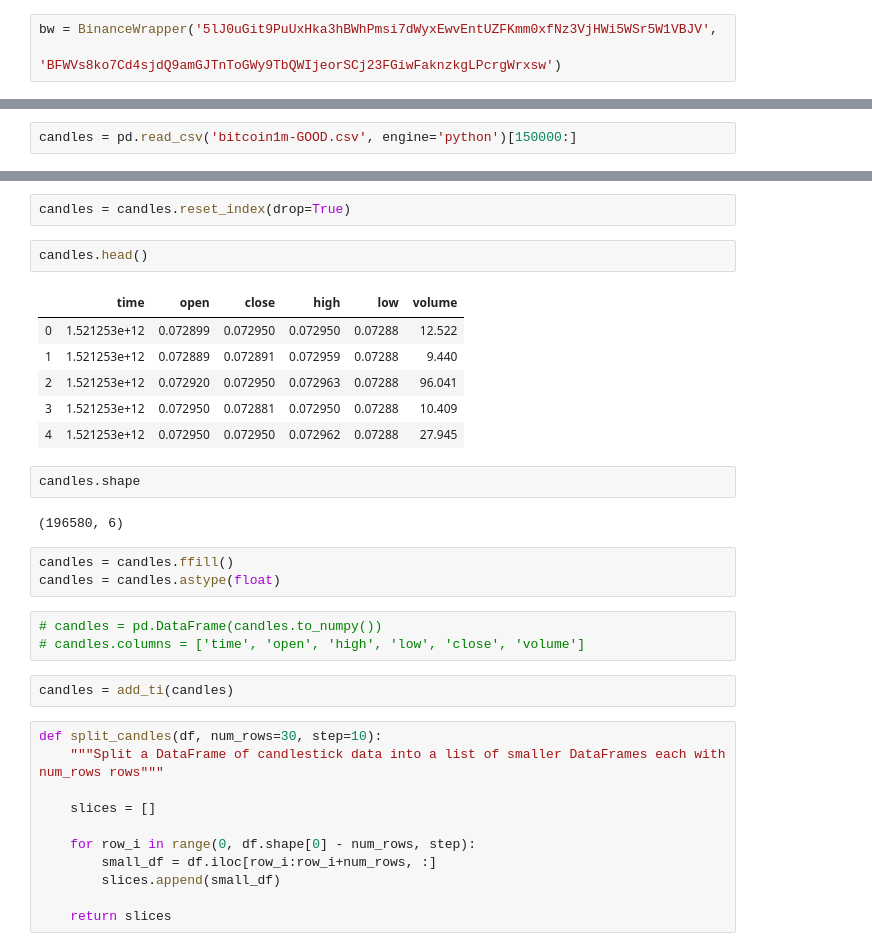
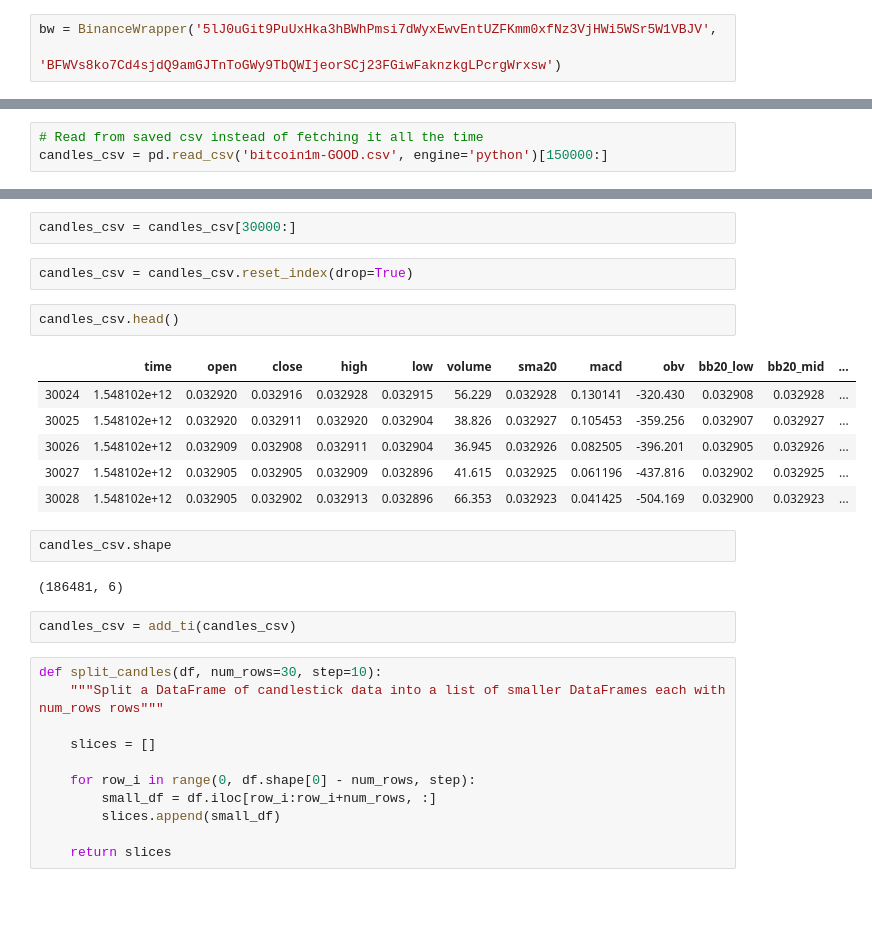
Before and after one commit to Ittiz/FALKOR, a Jupyter notebook: jupyter_train_models.ipynb, the cells around one changed output, grey strips where cells are left out. Saved outputs shown, nothing was run; the diff lists cells and outputs as text; blank space fills up the shorter version.

```diff
--- a/jupyter_train_models.ipynb
+++ b/jupyter_train_models.ipynb
@@ -20,2 +19,3 @@ candles.to_csv('bitcoin1m-GOOD.csv', index=False)
 # %%
-candles = pd.read_csv('bitcoin1m-GOOD.csv', engine='python')[150000:]
+# Read from saved csv instead of fetching it all the time
+candles_csv = pd.read_csv('bitcoin1m-GOOD.csv', engine='python')[150000:]
@@ -29,26 +56,22 @@ candles = candles[30000:]
+# %%
+candles_csv = candles_csv[30000:]
 # %%
-candles = candles.reset_index(drop=True)
+candles_csv = candles_csv.reset_index(drop=True)
 # %%
-candles.head()
+candles_csv.head()
 # %% [output]
-|  | time | open | close | high | low | volume |
-| 0 | 1.521253e+12 | 0.072899 | 0.072950 | 0.072950 | 0.07288 | 12.522 |
-| 1 | 1.521253e+12 | 0.072889 | 0.072891 | 0.072959 | 0.07288 | 9.440 |
-| 2 | 1.521253e+12 | 0.072920 | 0.072950 | 0.072963 | 0.07288 | 96.041 |
-| 3 | 1.521253e+12 | 0.072950 | 0.072881 | 0.072950 | 0.07288 | 10.409 |
-| 4 | 1.521253e+12 | 0.072950 | 0.072950 | 0.072962 | 0.07288 | 27.945 |
+|  | time | open | close | high | low | volume | sma20 | macd | obv | bb20_low | bb20_mid | ... |
+| 30024 | 1.548102e+12 | 0.032920 | 0.032916 | 0.032928 | 0.032915 | 56.229 | 0.032928 | 0.130141 | -320.430 | 0.032908 | 0.032928 | ... |
+| 30025 | 1.548102e+12 | 0.032920 | 0.032911 | 0.032920 | 0.032904 | 38.826 | 0.032927 | 0.105453 | -359.256 | 0.032907 | 0.032927 | ... |
+| 30026 | 1.548102e+12 | 0.032909 | 0.032908 | 0.032911 | 0.032904 | 36.945 | 0.032926 | 0.082505 | -396.201 | 0.032905 | 0.032926 | ... |
+| 30027 | 1.548102e+12 | 0.032905 | 0.032905 | 0.032909 | 0.032896 | 41.615 | 0.032925 | 0.061196 | -437.816 | 0.032902 | 0.032925 | ... |
+| 30028 | 1.548102e+12 | 0.032905 | 0.032902 | 0.032913 | 0.032896 | 66.353 | 0.032923 | 0.041425 | -504.169 | 0.032900 | 0.032923 | ... |
 # %%
-candles.shape
+candles_csv.shape
 # %% [output]
-(196580, 6)
+(186481, 6)
-# %%
-candles = candles.ffill()
-candles = candles.astype(float)
-# %%
-# candles = pd.DataFrame(candles.to_numpy())
-# candles.columns = ['time', 'open', 'high', 'low', 'close', 'volume']
-# %%
-candles = add_ti(candles)
+# %%
+candles_csv = add_ti(candles_csv)
 # %%
 def split_candles(df, num_rows=30, step=10):
     """Split a DataFrame of candlestick data into a list of smaller DataFrames each with num_rows rows"""
```
Also changed, not shown: parts of 17 cells of this notebook, 2 other files.
